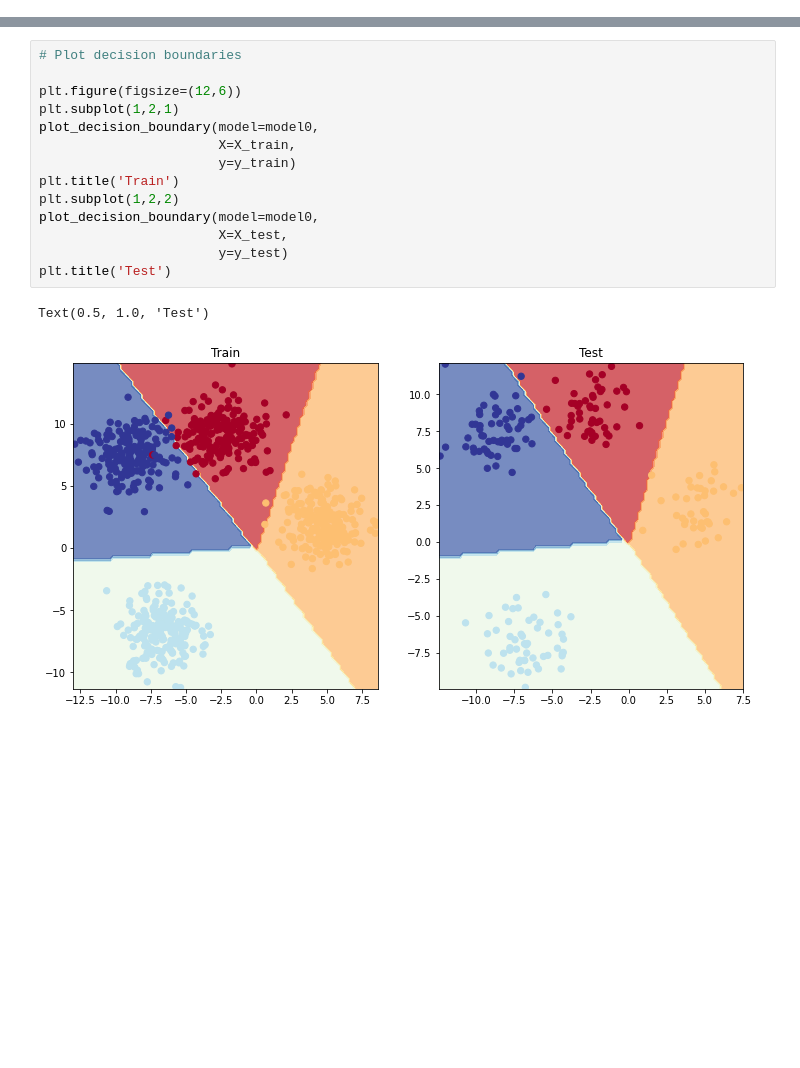
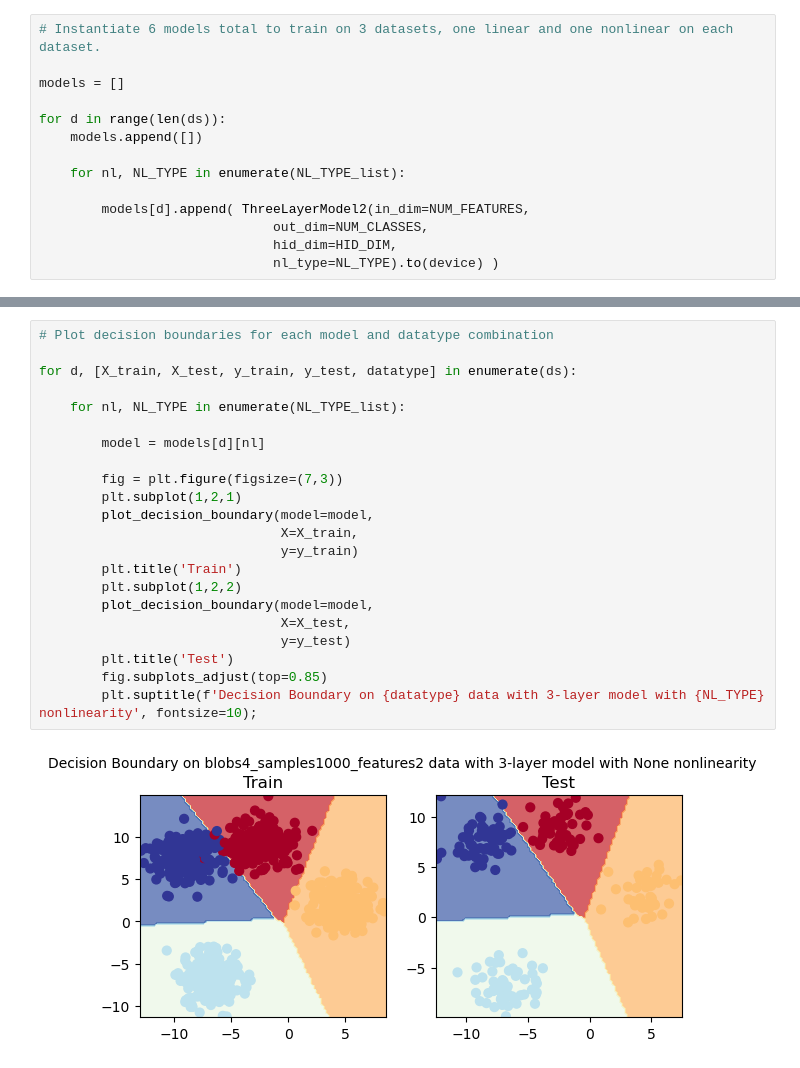
Before and after one commit to chris-warner-II/pytorch_projects, a Jupyter notebook: 03_Multi_Classification.ipynb, the cells around one changed output, grey strips where cells are left out. Drawn from its saved outputs; the diff is of its cells as text; blank space fills up the shorter version.

```diff
--- a/03_Multi_Classification.ipynb
+++ b/03_Multi_Classification.ipynb
@@ -128,0 +244,14 @@ optimizer = torch.optim.SGD(params=model0.parameters(),
+# %%
+# Instantiate 6 models total to train on 3 datasets, one linear and one nonlinear on each dataset.
+
+models = []
+
+for d in range(len(ds)):
+    models.append([])
+
+    for nl, NL_TYPE in enumerate(NL_TYPE_list):
+
+        models[d].append( ThreeLayerModel2(in_dim=NUM_FEATURES,
+                              out_dim=NUM_CLASSES,
+                              hid_dim=HID_DIM,
+                              nl_type=NL_TYPE).to(device) )
@@ -221,17 +410,24 @@ plot_loss(epoch=epoch_count,
 # %%
-# Plot decision boundaries
+# Plot decision boundaries for each model and datatype combination
 
-plt.figure(figsize=(12,6))
-plt.subplot(1,2,1)
-plot_decision_boundary(model=model0,
-                       X=X_train,
-                       y=y_train)
-plt.title('Train')
-plt.subplot(1,2,2)
-plot_decision_boundary(model=model0,
-                       X=X_test,
-                       y=y_test)
-plt.title('Test')
+for d, [X_train, X_test, y_train, y_test, datatype] in enumerate(ds):
+
+    for nl, NL_TYPE in enumerate(NL_TYPE_list):
+
+        model = models[d][nl]
+
+        fig = plt.figure(figsize=(7,3))
+        plt.subplot(1,2,1)
+        plot_decision_boundary(model=model,
+                               X=X_train,
+                               y=y_train)
+        plt.title('Train')
+        plt.subplot(1,2,2)
+        plot_decision_boundary(model=model,
+                               X=X_test,
+                               y=y_test)
+        plt.title('Test')
+        fig.subplots_adjust(top=0.85)
+        plt.suptitle(f'Decision Boundary on {datatype} data with 3-layer model with {NL_TYPE} nonlinearity', fontsize=10);
 # %% [output]
-Text(0.5, 1.0, 'Test')
-[figure, old version]
+[figure, new version]
```
Also changed, not shown: parts of 33 cells of this notebook.
